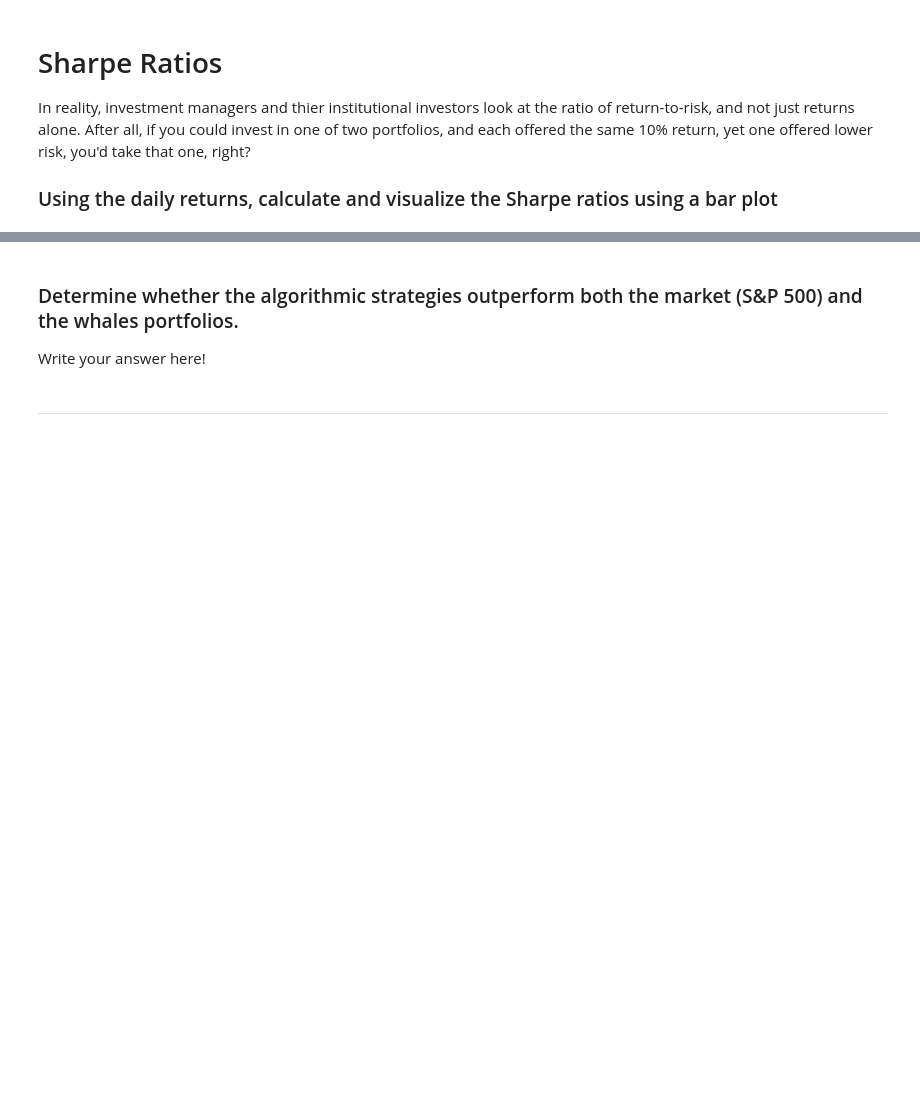
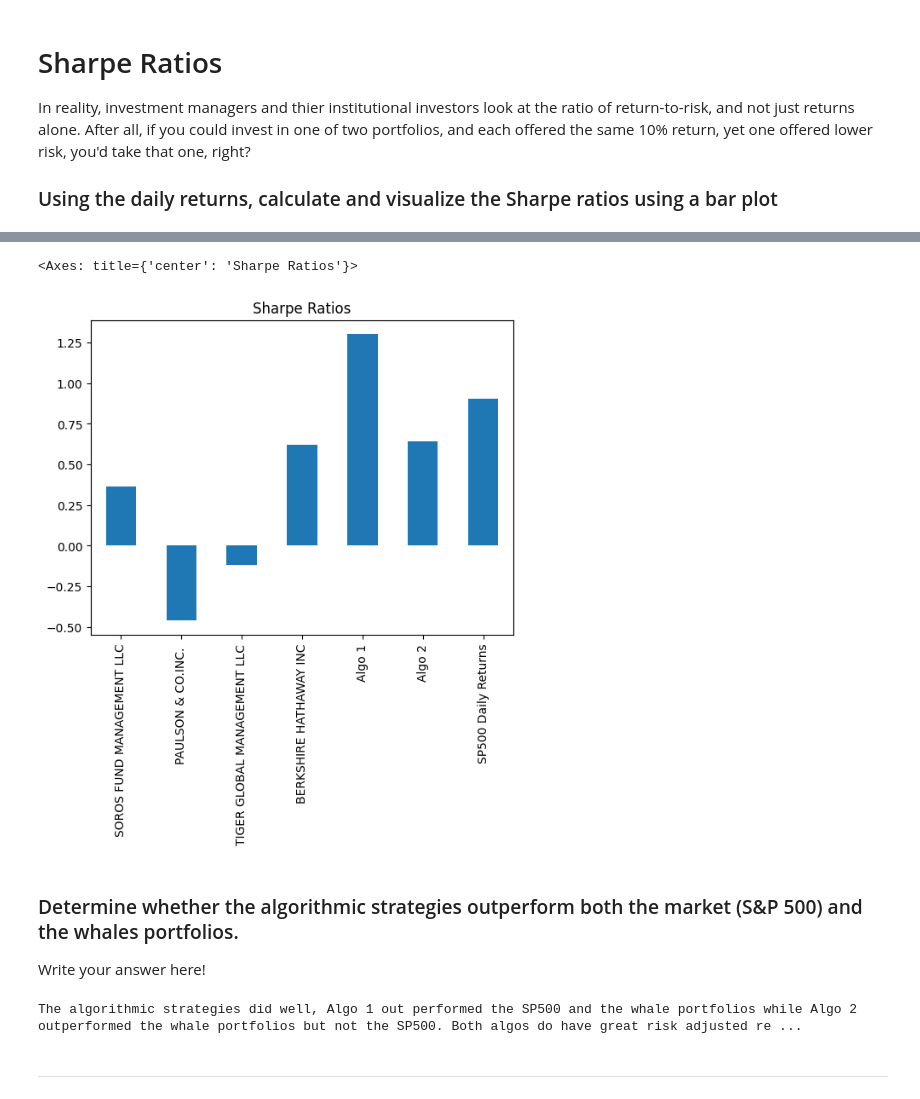
Before and after one commit to bittraidr/Challenge_4, a Jupyter notebook: whale_analysis.ipynb, the cells around one changed output, grey strips where cells are left out. Drawn from its saved outputs; the diff is of its cells as text; code cells hidden in the pictures; blank space fills up the shorter version.

```diff
--- a/whale_analysis.ipynb
+++ b/whale_analysis.ipynb
@@ -387,0 +414,18 @@ In reality, investment managers and thier institutional investors look at the ra
+# %%
+# Annualized Sharpe Ratios
+import numpy as np
+
+# Calculate the average annual returns
+annual_returns = combined_returns.mean() * 252
+
+# Calculate the annualized standard deviation
+annual_std = combined_returns.std() * np.sqrt(252)
+
+# Calculate the risk-free rate (assumed to be 0 in this example)
+risk_free_rate = 0
+
+# Calculate the Sharpe ratios
+sharpe_ratios = (annual_returns - risk_free_rate) / annual_std
+
+# Display the Sharpe ratios
+print(sharpe_ratios)
@@ -388,9 +441,17 @@ In reality, investment managers and thier institutional investors look at the ra
 # %%
 # Visualize the sharpe ratios as a bar plot
+sharpe_ratios.plot(kind='bar', title="Sharpe Ratios")
+# %% [output]
+<Axes: title={'center': 'Sharpe Ratios'}>
+[figure, added]
 # %% [markdown]
 ### Determine whether the algorithmic strategies outperform both the market (S&P 500) and the whales portfolios.
 
 Write your answer here!
+# %%
+print("The algorithmic strategies did well, Algo 1 out performed the SP500 and the whale portfolios while Algo 2 outperformed the whale portfolios but not the SP500. Both algos do have great risk adjusted returns.")
+# %% [output]
+The algorithmic strategies did well, Algo 1 out performed the SP500 and the whale portfolios while Algo 2 outperformed the whale portfolios but not the SP500. Both algos do have great risk adjusted re ...
 # %% [markdown]
 ---
 # %% [markdown]
```
Also changed, not shown: parts of 18 cells of this notebook.
